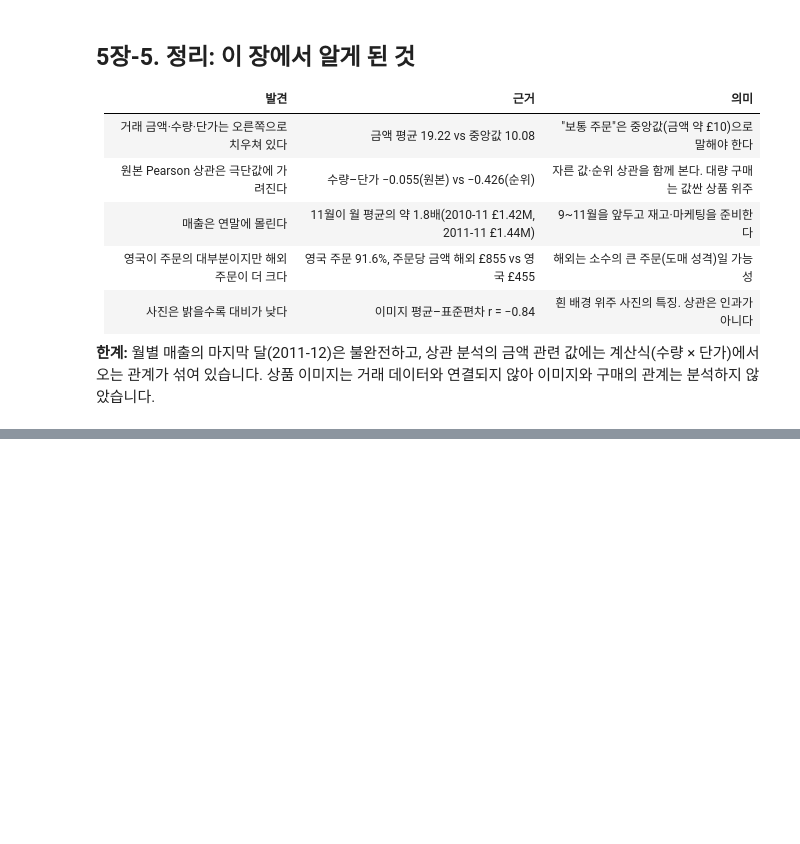
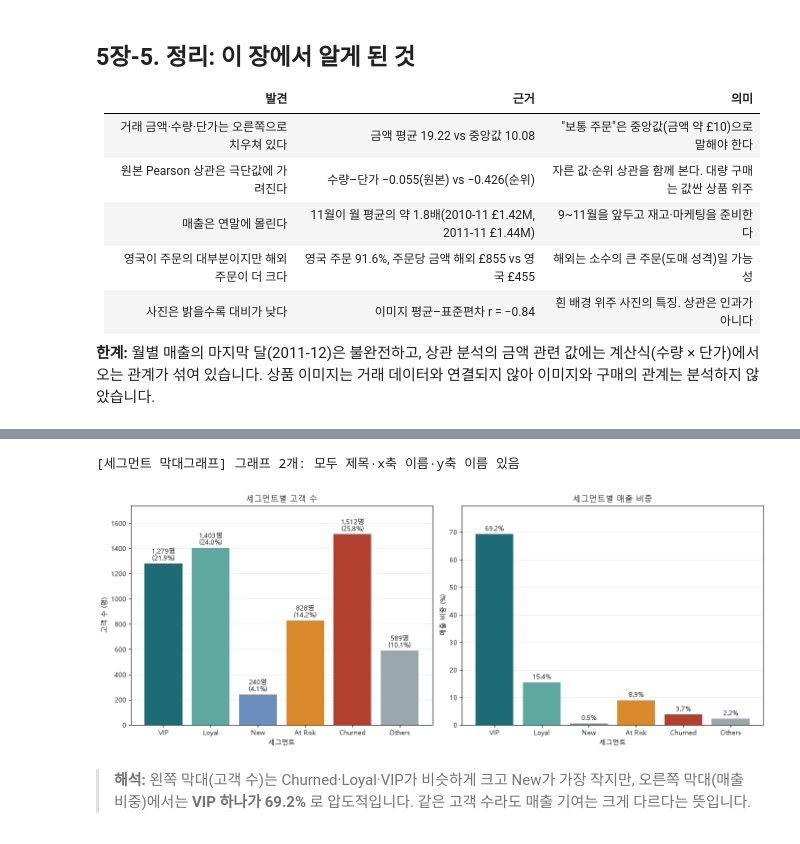
Before and after one commit to byungwoo2026/shopping-rfm-analysis_A1-1, a Jupyter notebook: notebooks/analysis_report.ipynb, the cells around one changed output, grey strips where cells are left out. Cells and saved outputs as stored; diff of their text form; code cells hidden in the pictures; blank space fills up the shorter version.

```diff
--- a/notebooks/analysis_report.ipynb
+++ b/notebooks/analysis_report.ipynb
@@ -1616,0 +1850,8 @@ check
+# %%
+retail_analyzer.segment_customers()                       # 규칙 순서대로 세그먼트 이름을 붙임 (rfm 표의 segment 컬럼)
+segment_table = retail_analyzer.segment_summary()           # 세그먼트별 요약
+
+segment_table.style.format({
+    "고객 수": "{:,.0f}", "고객 비율(%)": "{:.1f}", "평균 최근성 R(일)": "{:.1f}", "평균 구매 횟수 F": "{:.1f}",
+    "평균 금액 M": "{:,.0f}", "매출 합계": "{:,.0f}", "매출 비중(%)": "{:.1f}",
+}).set_uuid("segment_table")
@@ -1616,0 +1920,30 @@ check
+# %%
+segment_colors = {"VIP": "#1D6B74", "Loyal": "#5FA8A0", "New": "#6C8EBF", "At Risk": "#D9892B", "Churned": "#B3402F", "Others": "#9AA7AD"}
+colors = [segment_colors[name] for name in segment_table.index]
+
+fig, axes = plt.subplots(1, 2, figsize=(14, 5.5))
+axes[0].bar(segment_table.index, segment_table["고객 수"], color=colors)
+axes[0].set_title("세그먼트별 고객 수")
+axes[0].set_xlabel("세그먼트")
+axes[0].set_ylabel("고객 수 (명)")
+axes[0].bar_label(axes[0].containers[0], padding=3,
+                  labels=[f"{n:,}명\n({p:.1f}%)" for n, p in zip(segment_table["고객 수"], segment_table["고객 비율(%)"])])
+
+axes[1].bar(segment_table.index, segment_table["매출 비중(%)"], color=colors)
+axes[1].set_title("세그먼트별 매출 비중")
+axes[1].set_xlabel("세그먼트")
+axes[1].set_ylabel("매출 비중 (%)")
+axes[1].bar_label(axes[1].containers[0], fmt="{:.1f}%", padding=3)
+for ax in axes:
+    ax.margins(y=0.15)
+    ax.grid(axis="y", alpha=0.3)
+    ax.set_axisbelow(True)
+fig.tight_layout()
+check_labels(fig, "세그먼트 막대그래프")
+fig.savefig(IMAGES_DIR / "segment_customers_bar.png", dpi=150, bbox_inches="tight")
+plt.show()
+# %% [output]
+[세그먼트 막대그래프] 그래프 2개: 모두 제목·x축 이름·y축 이름 있음
+[figure, added]
+# %% [markdown]
+> **해석:** 왼쪽 막대(고객 수)는 Churned·Loyal·VIP가 비슷하게 크고 New가 가장 작지만, 오른쪽 막대(매출 비중)에서는 **VIP 하나가 69.2%** 로 압도적입니다. 같은 고객 수라도 매출 기여는 크게 다르다는 뜻입니다.
```
Also changed, not shown: parts of 23 cells of this notebook, 2 other files.
